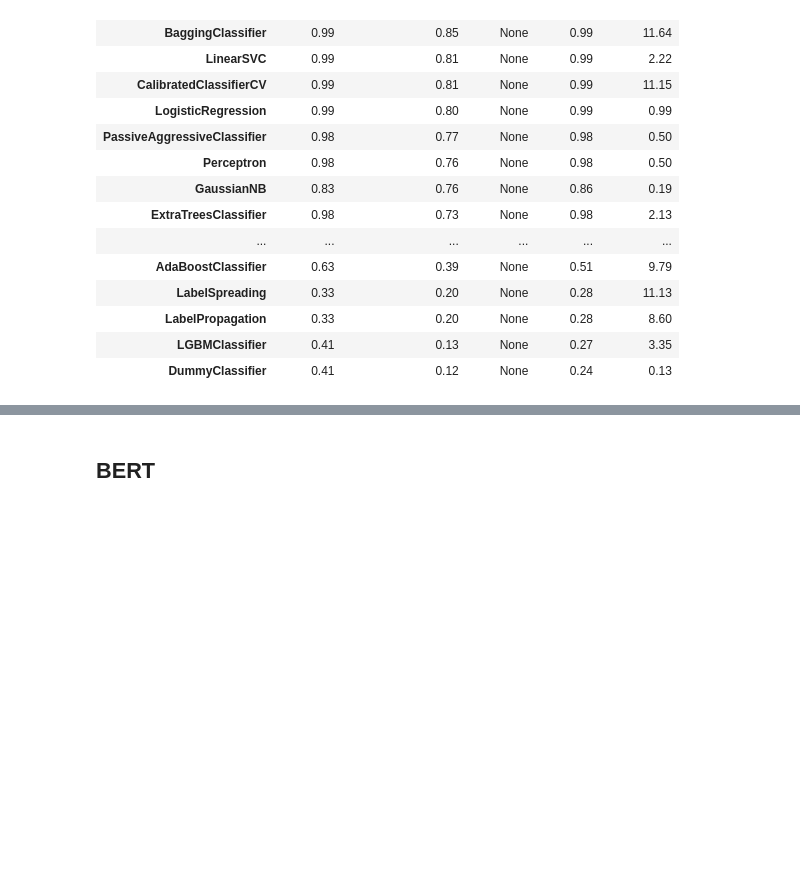
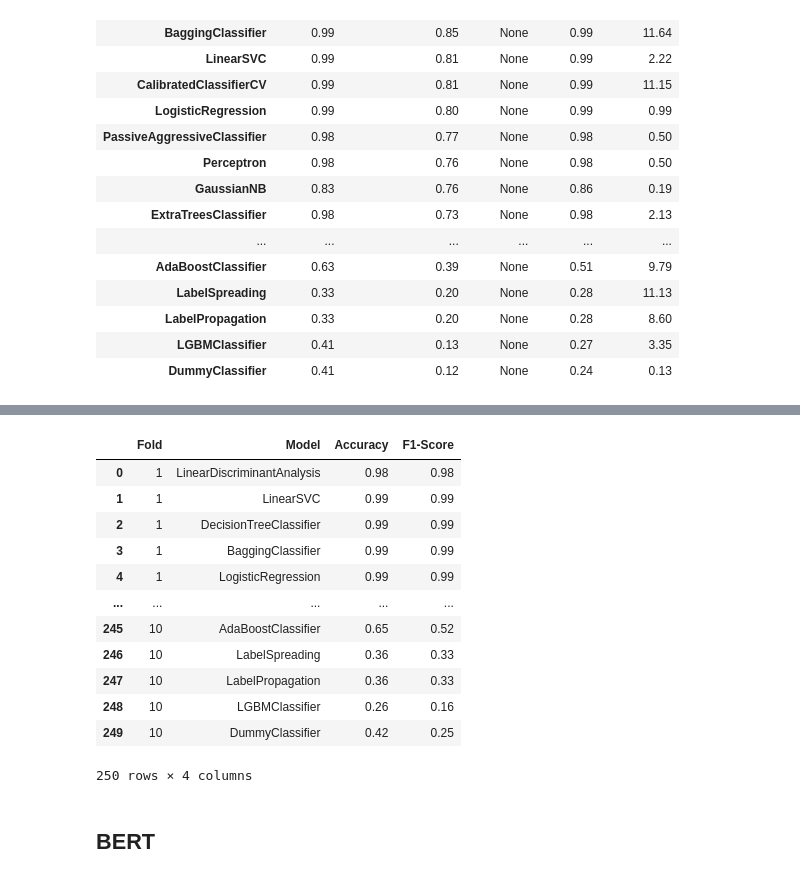
Before and after one commit to robertodr01/Ethical-NLP, a Jupyter notebook: lazy-classifier.ipynb, the cells around one changed output, grey strips where cells are left out. Cells and saved outputs as stored; diff of their text form; code cells hidden in the pictures; blank space fills up the shorter version.

```diff
--- a/lazy-classifier.ipynb
+++ b/lazy-classifier.ipynb
@@ -173,0 +284,17 @@ models
+# %%
+result = result.dropna()
+result
+# %% [output]
+|  | Fold | Model | Accuracy | F1-Score |
+| 0 | 1 | LinearDiscriminantAnalysis | 0.98 | 0.98 |
+| 1 | 1 | LinearSVC | 0.99 | 0.99 |
+| 2 | 1 | DecisionTreeClassifier | 0.99 | 0.99 |
+| 3 | 1 | BaggingClassifier | 0.99 | 0.99 |
+| 4 | 1 | LogisticRegression | 0.99 | 0.99 |
+| ... | ... | ... | ... | ... |
+| 245 | 10 | AdaBoostClassifier | 0.65 | 0.52 |
+| 246 | 10 | LabelSpreading | 0.36 | 0.33 |
+| 247 | 10 | LabelPropagation | 0.36 | 0.33 |
+| 248 | 10 | LGBMClassifier | 0.26 | 0.16 |
+| 249 | 10 | DummyClassifier | 0.42 | 0.25 |
+250 rows × 4 columns
```
Also changed, not shown: parts of 15 cells of this notebook, 6 other files.
